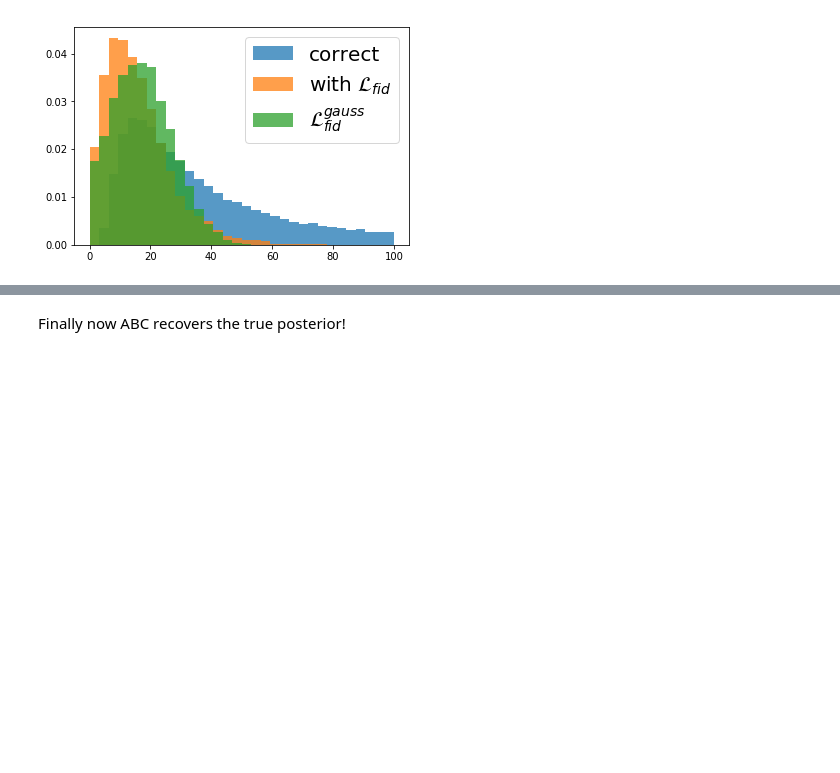
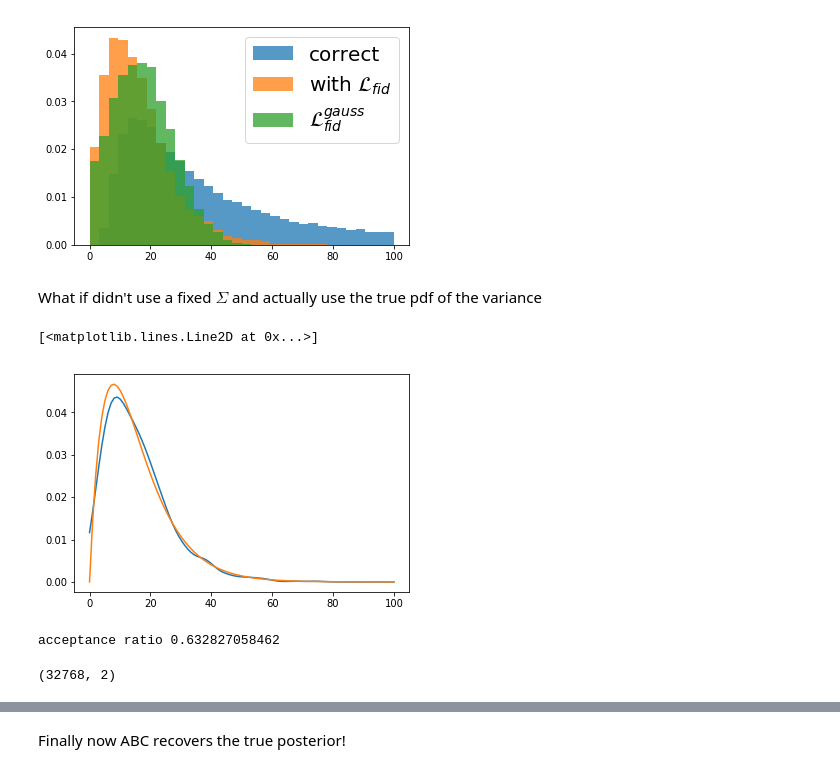
Before and after one commit to changhoonhahn/nonGaussLike, a Jupyter notebook: nongausslike/notebook/toy_exp_hogg.ipynb, the cells around one changed output, grey strips where cells are left out. Drawn from its saved outputs; the diff is of its cells as text; code cells hidden in the pictures; blank space fills up the shorter version.

```diff
--- a/nongausslike/notebook/toy_exp_hogg.ipynb
+++ b/nongausslike/notebook/toy_exp_hogg.ipynb
@@ -198,3 +199,5 @@ sub.legend(loc='upper right', prop={'size': 20})
 # %% [output]
 <matplotlib.legend.Legend at 0x...>
 [figure]
+# %% [markdown]
+What if didn't use a fixed $\Sigma$ and actually use the true pdf of the variance
@@ -200,0 +212,9 @@ sub.legend(loc='upper right', prop={'size': 20})
+# %%
+x = np.linspace(0., 100., 100)
+plt.plot(x, K.evaluate(x))#var_mocks)
+x = np.linspace(0., 100., 100)
+
+plt.plot(x, var_pdf(x, np.sqrt(var_emp)))
+# %% [output]
+[<matplotlib.lines.Line2D at 0x...>]
+[figure, added]
@@ -200,0 +233,10 @@ sub.legend(loc='upper right', prop={'size': 20})
+# %%
+accept = varpdf_mcmc_samples[1:] != varpdf_mcmc_samples[:-1]
+print "acceptance ratio", np.mean(accept)
+# %% [output]
+acceptance ratio 0.632827058462
+# %%
+varpdf_mcmc_samples = varpdf_mcmc_samples[::thinfactor] # thin
+print(varpdf_mcmc_samples.shape)
+# %% [output]
+(32768, 2)
```
Also changed, not shown: parts of 10 cells of this notebook.
